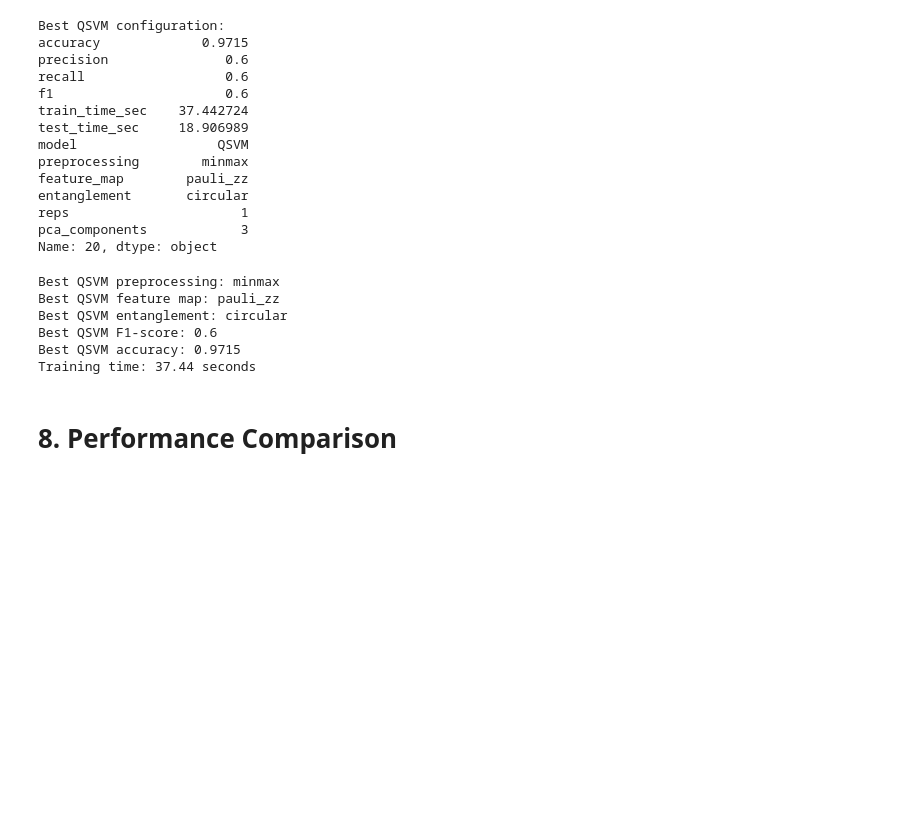
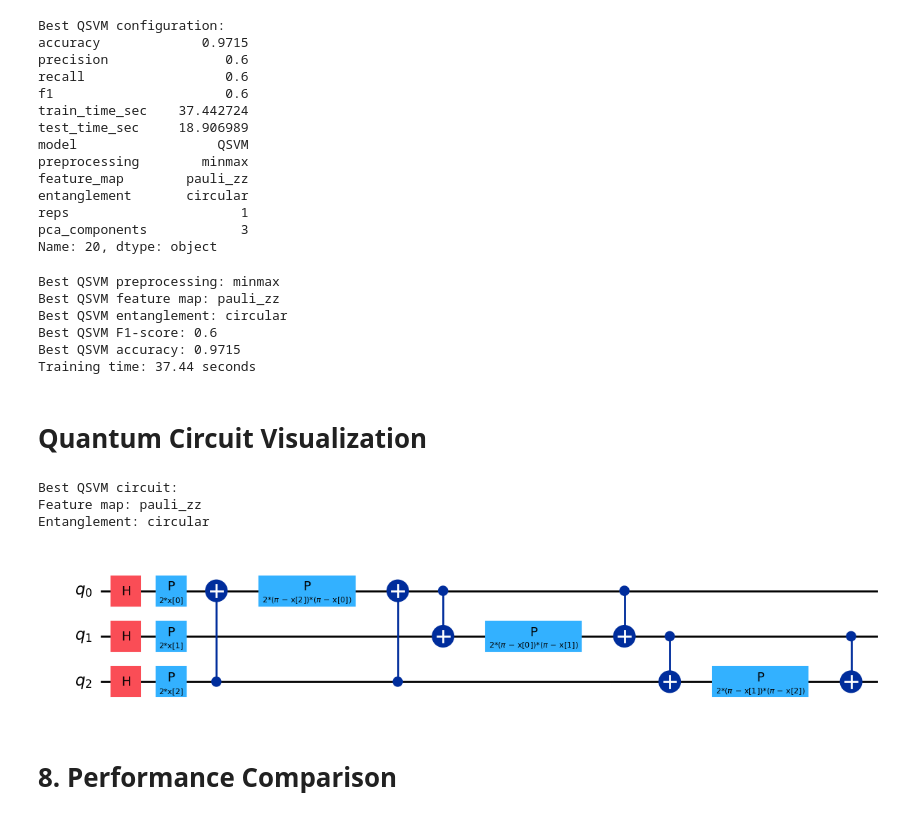
Before and after one commit to qskenza/MindTune, a Jupyter notebook: notebooks/2-live-sensor-model-comparison.ipynb, the cells around one changed output. Cells and saved outputs as stored; diff of their text form; code cells hidden in the pictures; blank space fills up the shorter version.

```diff
--- a/notebooks/2-live-sensor-model-comparison.ipynb
+++ b/notebooks/2-live-sensor-model-comparison.ipynb
@@ -769,6 +775,49 @@ Best QSVM entanglement: circular
 Best QSVM F1-score: 0.6
 Best QSVM accuracy: 0.9715
 Training time: 37.44 seconds
+# %% [markdown]
+# Quantum Circuit Visualization
+# %%
+best_qsvm = all_qsvm_results_df.sort_values("f1", ascending=False).iloc[0]
+
+best_feature_map = best_qsvm["feature_map"]
+best_entanglement = best_qsvm["entanglement"]
+
+if best_feature_map == "zz":
+    circuit = ZZFeatureMap(
+        feature_dimension=3,
+        reps=1,
+        entanglement=best_entanglement
+    )
+
+elif best_feature_map == "pauli_z":
+    circuit = PauliFeatureMap(
+        feature_dimension=3,
+        reps=1,
+        paulis=["Z"],
+        entanglement=best_entanglement
+    )
+
+elif best_feature_map == "pauli_zz":
+    circuit = PauliFeatureMap(
+        feature_dimension=3,
+        reps=1,
+        paulis=["Z", "ZZ"],
+        entanglement=best_entanglement
+    )
+
+print("Best QSVM circuit:")
+print("Feature map:", best_feature_map)
+print("Entanglement:", best_entanglement)
+
+fig = circuit.decompose().draw("mpl")
+fig.savefig("../report_figures/figure_quantum_circuit.png", dpi=300, bbox_inches="tight")
+fig
+# %% [output]
+Best QSVM circuit:
+Feature map: pauli_zz
+Entanglement: circular
+[figure, added]
 # %% [markdown]
 # 8. Performance Comparison
 # %%
```
Also changed, not shown: parts of 13 cells of this notebook, 13 other files.
